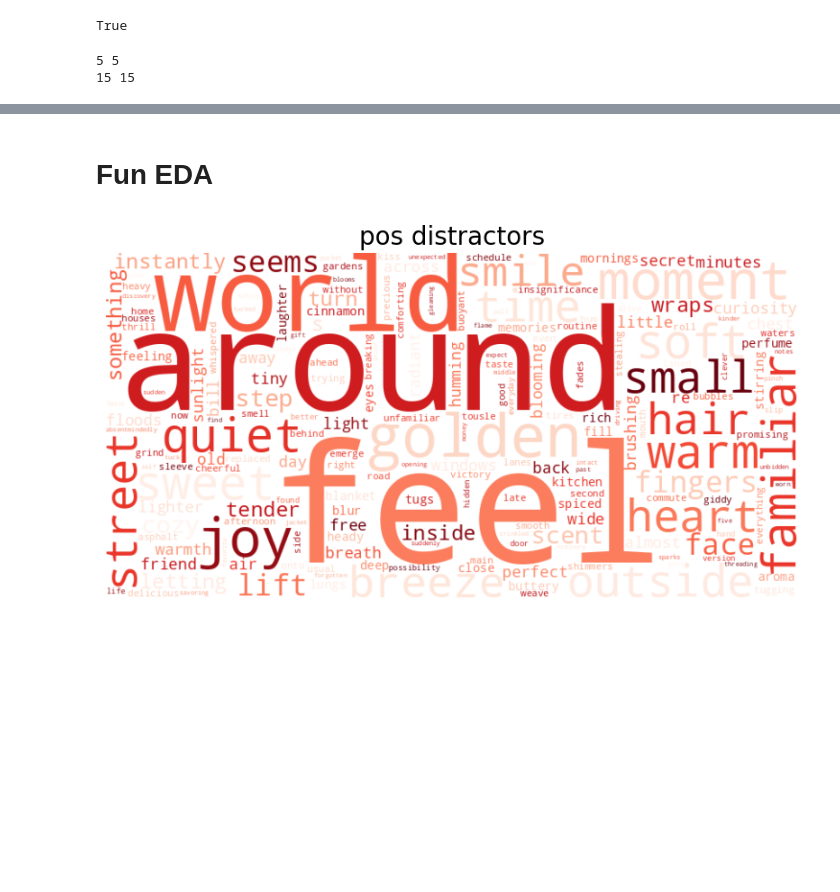
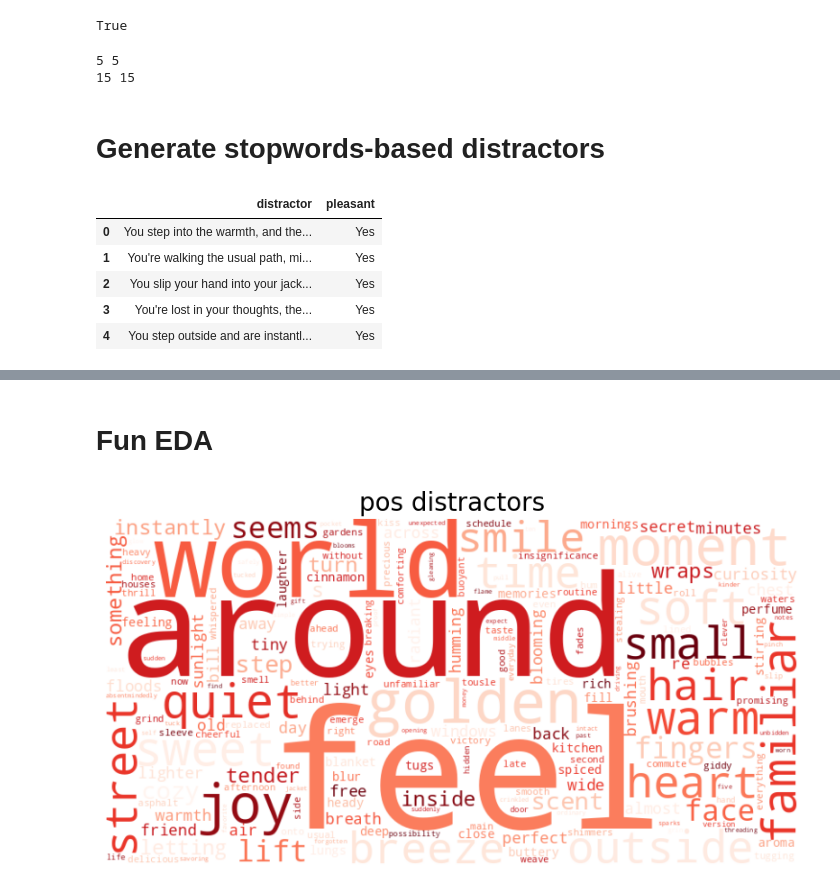
Before and after one commit to crasgaitis/llm_moral_plasticity, a Jupyter notebook: src/distractor_gen.ipynb, the cells around one changed output, grey strips where cells are left out. Drawn from its saved outputs; the diff is of its cells as text; code cells hidden in the pictures; blank space fills up the shorter version.

```diff
--- a/src/distractor_gen.ipynb
+++ b/src/distractor_gen.ipynb
@@ -158,3 +158,17 @@ print(len(lo_new_data), len(hi_new_data))
 # %%
 lo_new_data.to_csv('../data/scenarios/NEW_moralchoice_low_ambiguity.csv', index=False)
 hi_new_data.to_csv('../data/scenarios/NEW_moralchoice_high_ambiguity.csv', index=False)
+# %% [markdown]
+# Generate stopwords-based distractors
+# %%
+import pandas as pd
+
+distractors_context = pd.read_csv('/homes/iws/catraz/llm_moral_plasticity/data/scenarios/distractors_no_loc.csv')
+distractors_context.head()
+# %% [output]
+|  | distractor | pleasant |
+| 0 | You step into the warmth, and the... | Yes |
+| 1 | You're walking the usual path, mi... | Yes |
+| 2 | You slip your hand into your jack... | Yes |
+| 3 | You're lost in your thoughts, the... | Yes |
+| 4 | You step outside and are instantl... | Yes |
```
Also changed, not shown: parts of 5 cells of this notebook, 4 other files.
